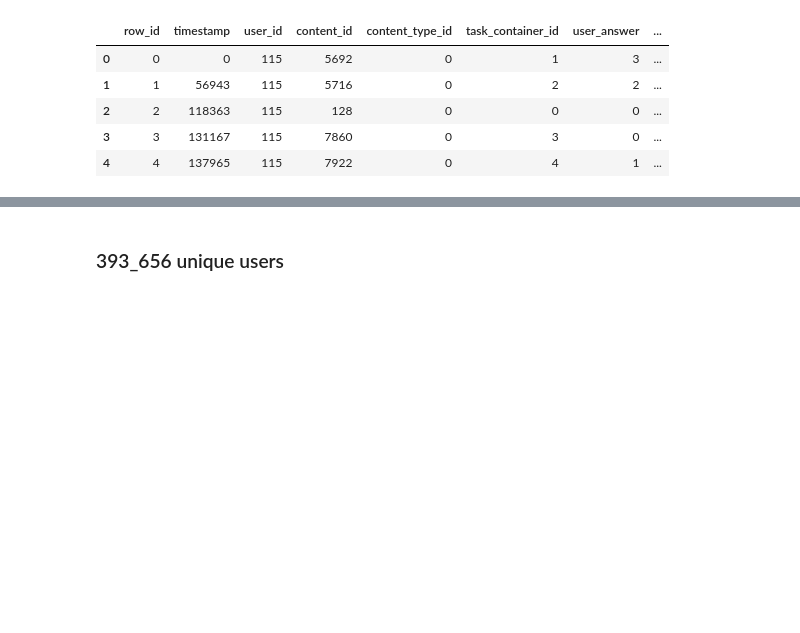
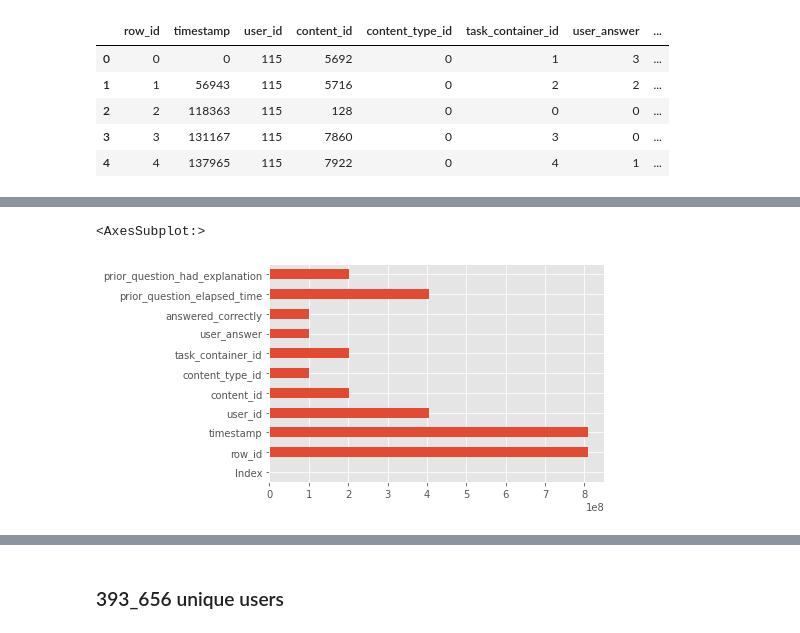
Before and after one commit to tutss/kaggle, a Jupyter notebook: competitions/eda.ipynb, the cells around one changed output, grey strips where cells are left out. Drawn from its saved outputs; the diff is of its cells as text; code cells hidden in the pictures; blank space fills up the shorter version.

```diff
--- a/competitions/eda.ipynb
+++ b/competitions/eda.ipynb
@@ -19,6 +19,4 @@ train_df.head()
 | 2 | 2 | 118363 | 115 | 128 | 0 | 0 | 0 | ... |
 | 3 | 3 | 131167 | 115 | 7860 | 0 | 3 | 0 | ... |
 | 4 | 4 | 137965 | 115 | 7922 | 0 | 4 | 1 | ... |
-# %%
-train_df.drop('row_id', inplace=True, axis=1)
 # %%
@@ -32,0 +42,5 @@ train_df.head()
+# %%
+train_df.memory_usage().plot.barh()
+# %% [output]
+<AxesSubplot:>
+[figure, added]
```
Also changed, not shown: parts of 6 cells of this notebook, 1 other file.
